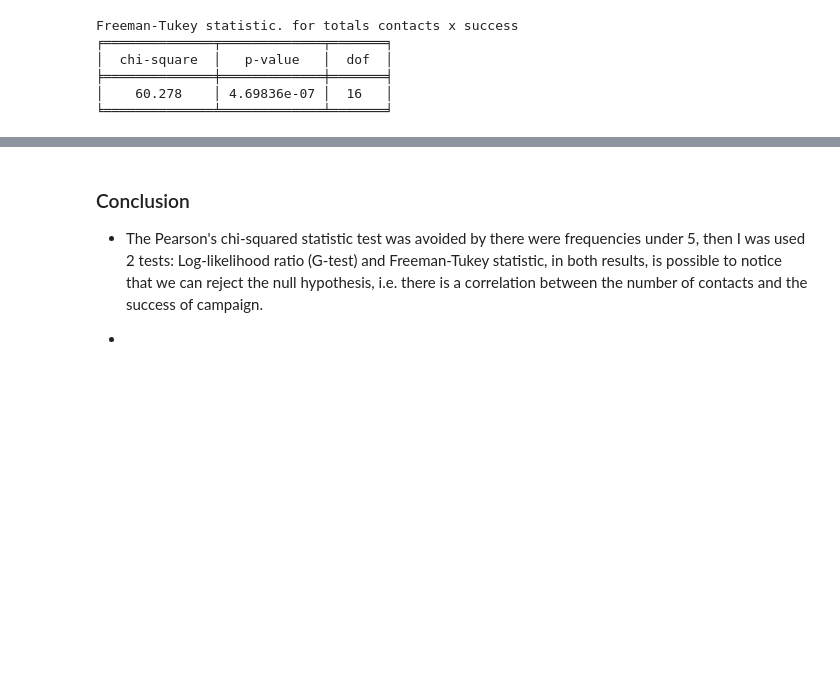
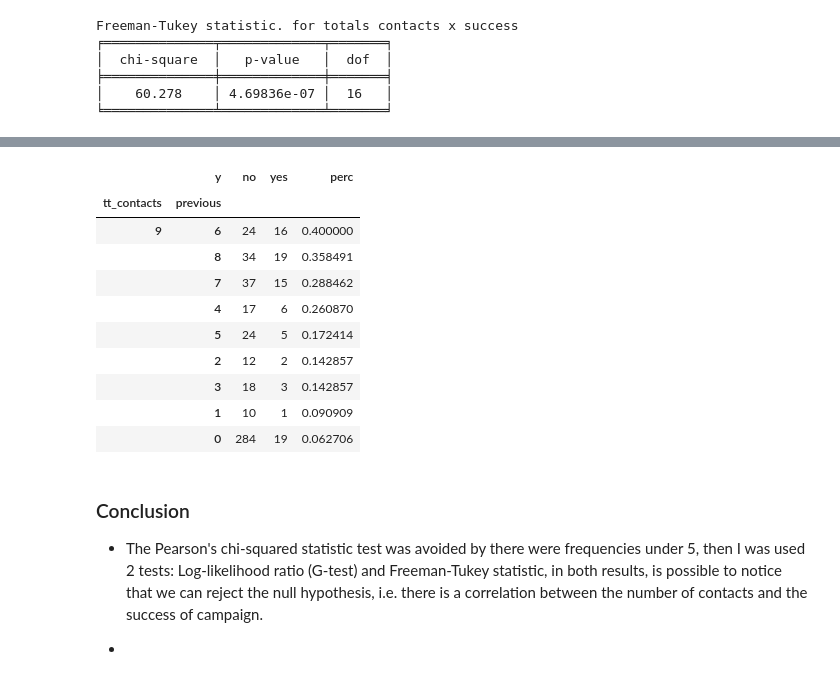
Before and after one commit to Sidon/dmcpbi, a Jupyter notebook: success-contacts.ipynb, the cells around one changed output, grey strips where cells are left out. Cells and saved outputs as stored; diff of their text form; code cells hidden in the pictures; blank space fills up the shorter version.

```diff
--- a/success-contacts.ipynb
+++ b/success-contacts.ipynb
@@ -156,3 +254,21 @@ Freeman-Tukey statistic. for totals contacts x success
+# %%
+champions = data1[data1.tt_contacts==9]
+ctchampions = pd.crosstab(champions.y, [champions.tt_contacts,champions.previous]).T
+ctchampions['perc'] = ctchampions.yes/(ctchampions.yes+ctchampions.no)
+ctchampions = ctchampions.sort_values(by=['perc'], ascending=False)
+ctchampions
+# %% [output]
+|  | y | no | yes | perc |
+| tt_contacts | previous |  |  |  |
+| 9 | 6 | 24 | 16 | 0.400000 |
+|  | 8 | 34 | 19 | 0.358491 |
+|  | 7 | 37 | 15 | 0.288462 |
+|  | 4 | 17 | 6 | 0.260870 |
+|  | 5 | 24 | 5 | 0.172414 |
+|  | 2 | 12 | 2 | 0.142857 |
+|  | 3 | 18 | 3 | 0.142857 |
+|  | 1 | 10 | 1 | 0.090909 |
+|  | 0 | 284 | 19 | 0.062706 |
 # %% [markdown]
 ### Conclusion
 - The Pearson's chi-squared statistic test was avoided by  there were frequencies under 5, then I was used 2 tests:  Log-likelihood ratio (G-test) and Freeman-Tukey statistic, in both results, is possible to notice that we can reject the null hypothesis, i.e. there is a correlation between the number of contacts and the success of campaign.
```
Also changed, not shown: parts of 20 cells of this notebook.
